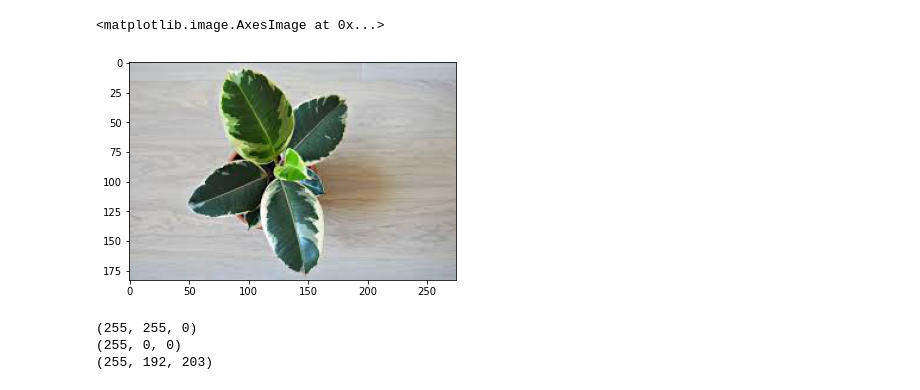
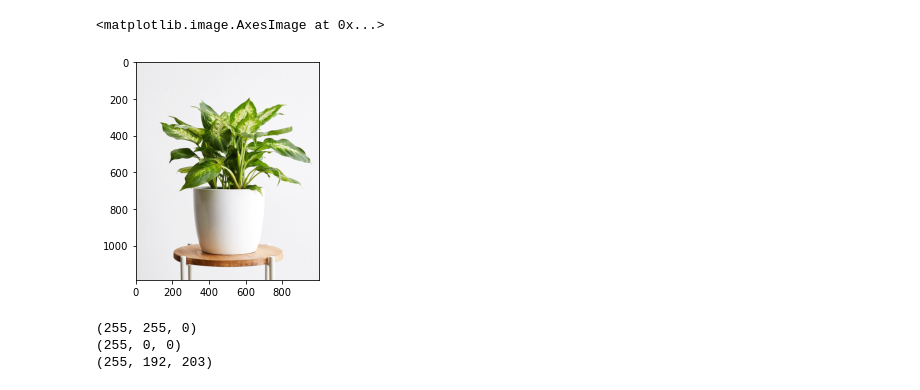
Before and after one commit to pratheekshabr/image-processing, a Jupyter notebook: prg1.ipynb, the cells around one changed output. Drawn from its saved outputs; the diff is of its cells as text; code cells hidden in the pictures.

```diff
--- a/prg1.ipynb
+++ b/prg1.ipynb
@@ -14,13 +14,13 @@ cv2.imshow('plant1',img)
 cv2.waitKey(0)
 cv2.destroyAllWindows()
 # %%
-import matplotlib.image as mping
+import matplotlib.image as mpimg
 import matplotlib.pyplot as plt
-img=mping.imread("plant1.jfif")
+img=mpimg.imread('plants.jpg')
 plt.imshow(img)
 # %% [output]
 <matplotlib.image.AxesImage at 0x...>
-[figure, old version]
+[figure, new version]
 # %%
 import cv2
 from PIL import Image
```
Also changed, not shown: parts of 6 cells of this notebook, 20 other files.
